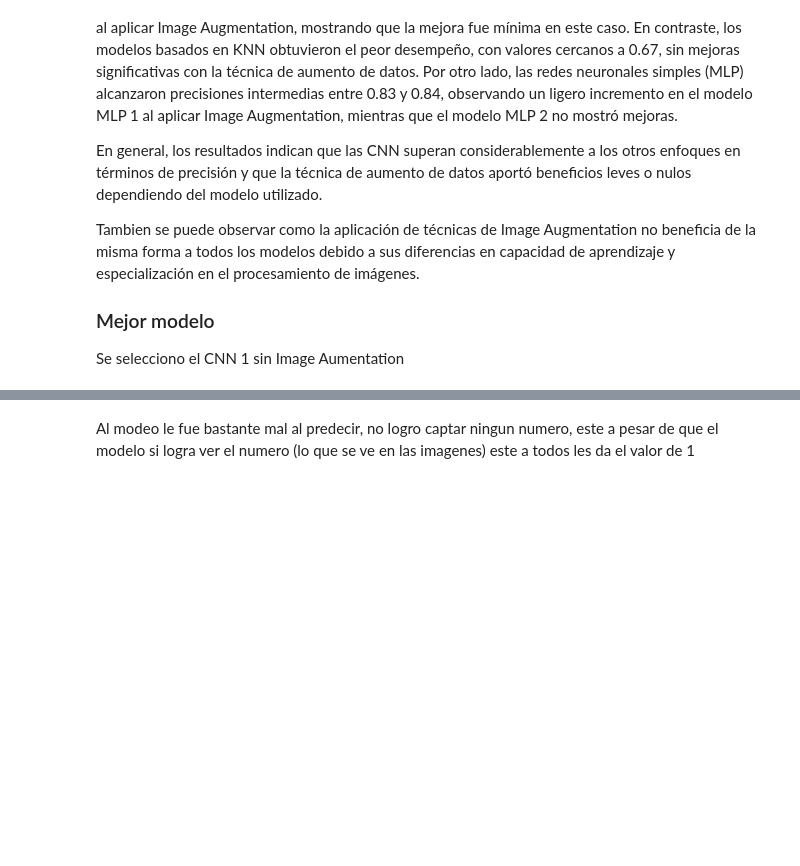
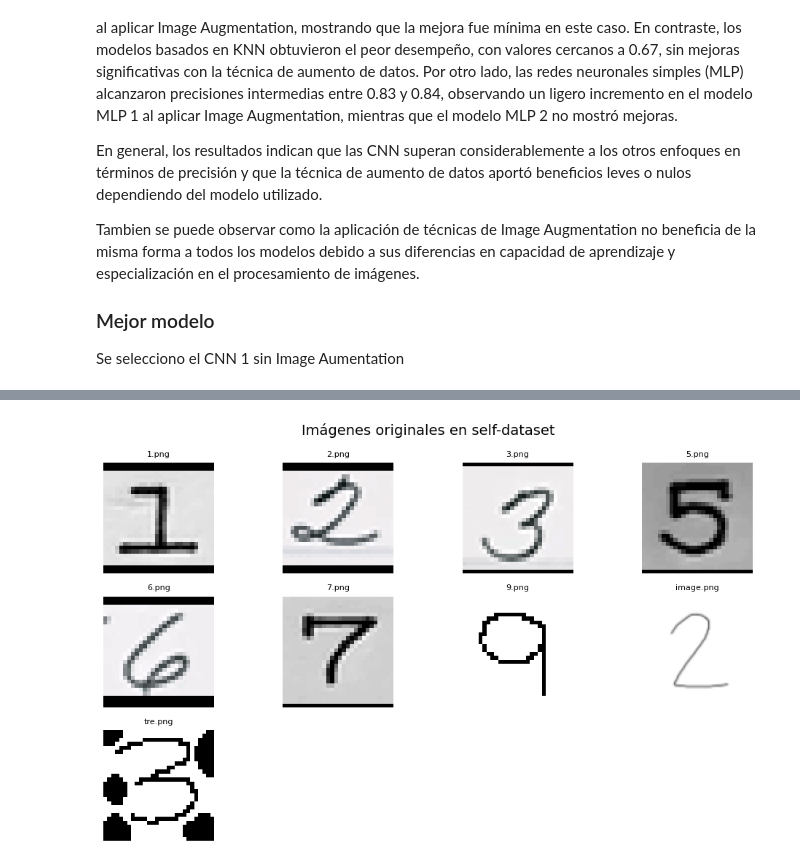
Before and after one commit to DanielRasho/DS-lab3, a Jupyter notebook: Laboratorio3.ipynb, the cells around one changed output, grey strips where cells are left out. Drawn from its saved outputs; the diff is of its cells as text; code cells hidden in the pictures; blank space fills up the shorter version.

```diff
--- a/Laboratorio3.ipynb
+++ b/Laboratorio3.ipynb
@@ -1693,24 +1693,3 @@ Se selecciono el CNN 1 sin Image Aumentation
 # %%
 best_model_path = "./models/CNN_model1.keras"
 best_model = keras.models.load_model(best_model_path)
-# %%
-# Carpeta de tus imágenes
-ruta_imagenes = "./self-dataset/"
-
-for archivo in os.listdir(ruta_imagenes):
-    if archivo.lower().endswith(('.png', '.jpg', '.jpeg')):
-        ruta = os.path.join(ruta_imagenes, archivo)
-
-        img = tf.keras.utils.load_img(ruta, target_size=(28, 28))
-        img_array = tf.keras.utils.img_to_array(img)
-        img_array = np.expand_dims(img_array, axis=0)
-        img_array = img_array / 255.0
-
-        pred = best_model.predict(img_array, verbose=0)
-        print(f"Predicción para {archivo}: {pred}")
-        clase = np.argmax(pred, axis=1)[0]
-
-        plt.imshow(img_array[0], cmap="gray")
-        plt.title(f"Predicción del modelo: {clase}")
-        plt.axis("off")
-        plt.show()
@@ -1737,2 +1696,23 @@ Predicción para 7.png: [[0.03923063 0.61936253 0.02061193 0.0172846  0.04888017
-# %% [markdown]
-Al modeo le fue bastante mal al predecir, no logro captar ningun numero, este a pesar de que el modelo si logra ver el numero (lo que se ve en las imagenes) este a todos les da el valor de 1
+# %%
+ruta_imagenes = "./self-dataset/"
+imagenes = [f for f in os.listdir(ruta_imagenes) if f.lower().endswith(('.png', '.jpg', '.jpeg'))]
+
+plt.figure(figsize=(10, 6))
+
+for i, archivo in enumerate(imagenes[:12]):  # muestra hasta 12 imágenes
+    ruta = os.path.join(ruta_imagenes, archivo)
+
+    # Cargar imagen tal cual está
+    img = tf.keras.utils.load_img(ruta)
+
+    # Mostrar
+    plt.subplot(3, 4, i+1)
+    plt.imshow(img)
+    plt.title(archivo, fontsize=8)
+    plt.axis("off")
+
+plt.suptitle("Imágenes originales en self-dataset", fontsize=14)
+plt.tight_layout()
+plt.show()
+# %% [output]
+[figure, added]
```
Also changed, not shown: parts of 4 cells of this notebook, 2 other files.
